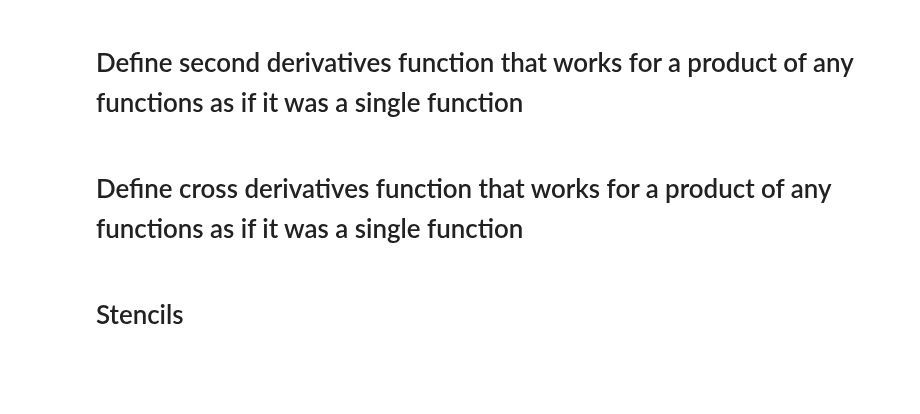
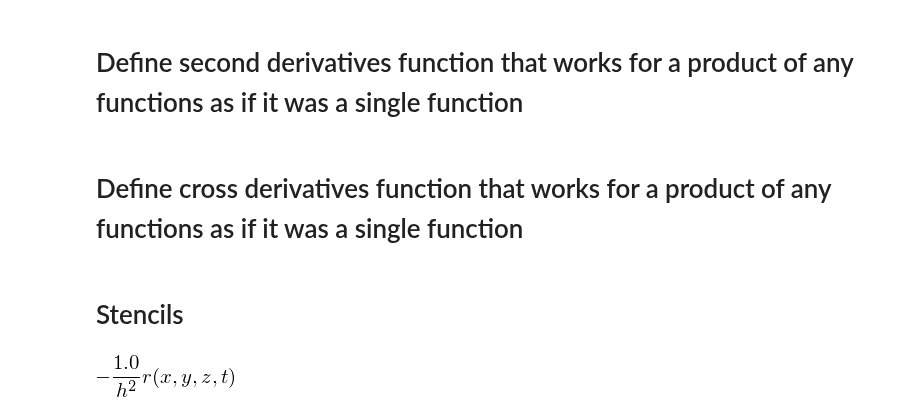
Before and after one commit to devitocodes/notebooks, a Jupyter notebook: AcousticFWI/TTI_3d_simplified.ipynb, the cells around one changed output. Cells and saved outputs as stored; diff of their text form; code cells hidden in the pictures; blank space fills up the shorter version.

```diff
--- a/AcousticFWI/TTI_3d_simplified.ipynb
+++ b/AcousticFWI/TTI_3d_simplified.ipynb
@@ -298,6 +298,10 @@ Gzzra = dxxa(2,h,r,b,b,c,c) + dyya(2,h,r,d,d,b,b) + dzza(2,h,r,a,a) + 2*dxya(h,r
 # %%
 wavepa = m * dttp - ( Gxxpa + Gyypa + Gxxra + Gyyra)
 wavera = m * dttp - ( Gzzpa + Gzzra)
+# %%
+dxya(h,r)
+# %% [output]
+[figure, added]
 # %%
 stencilpa =  s**2/m*( (2 - e/s) * p(x, y, z, t) - (m/s**2 + e/s)*p(x, y, z, t+s) +  Gxxpa + Gyypa + Gxxra + Gyyra)
 # %%
```
Also changed, not shown: parts of 2 cells of this notebook.
